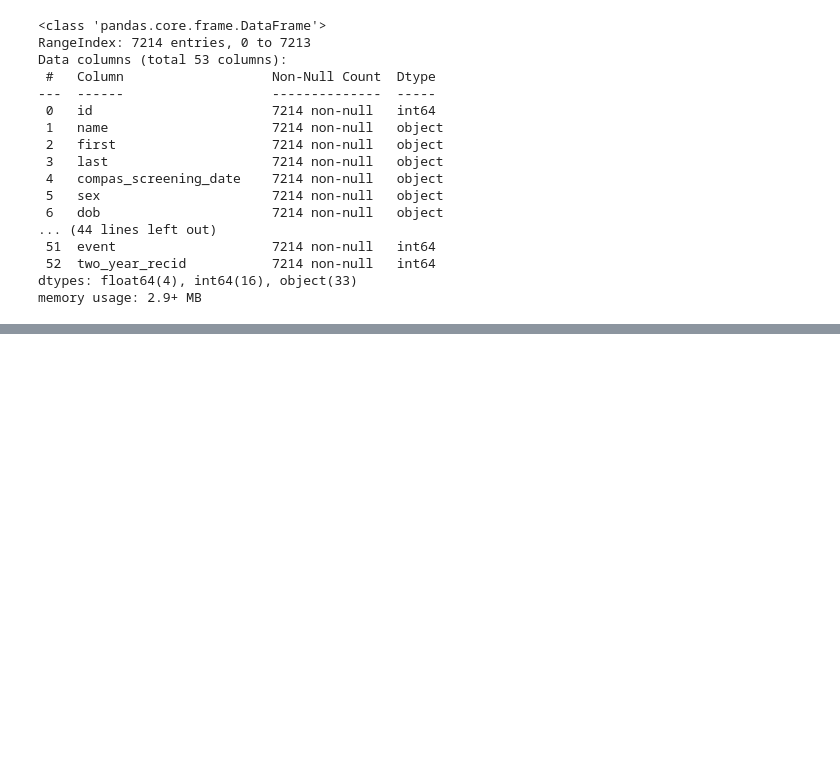
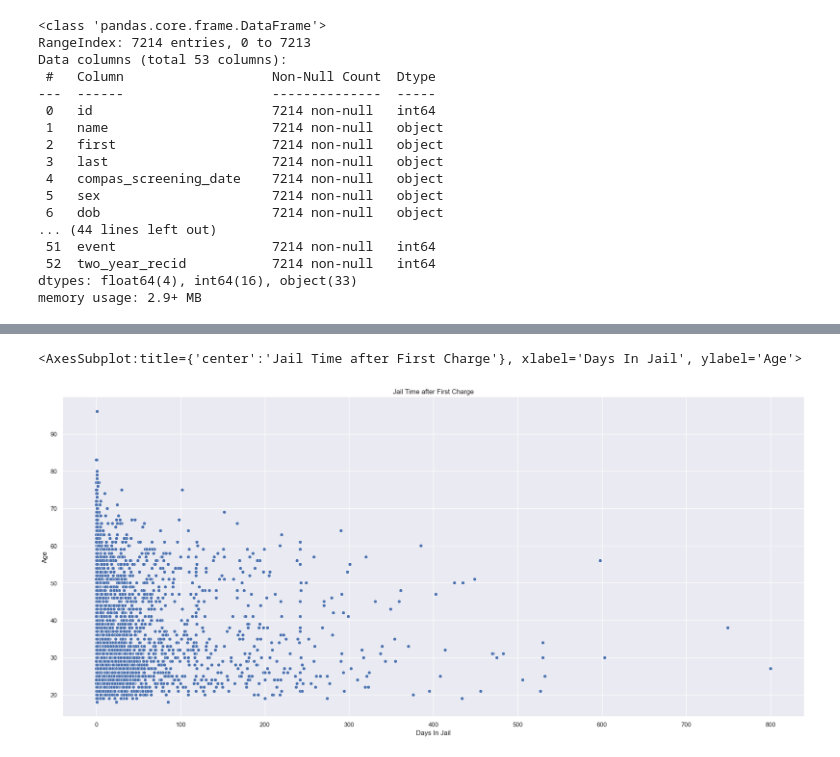
Before and after one commit to ApuAdh/DataScienceOne, a Jupyter notebook: Code Templates/SeabornFundamentals.ipynb, the cells around one changed output, grey strips where cells are left out. Saved outputs shown, nothing was run; the diff lists cells and outputs as text; code cells hidden in the pictures; blank space fills up the shorter version.

```diff
--- a/Code Templates/SeabornFundamentals.ipynb
+++ b/Code Templates/SeabornFundamentals.ipynb
@@ -67,0 +68,24 @@ print(max(df["age"].unique()))
+# %%
+#My Solution
+days_in_jail = []
+for i in range(len(df)):
+    if(type(df.iloc[i][16]) == float):
+        days_in_jail.append(0)
+    elif(type(df.iloc[i][16]) != float):
+        x = int(df.iloc[i][16][:4])
+        y = int(df.iloc[i][16][5:7])
+        z = int(df.iloc[i][16][8:10])
+        xx = int(df.iloc[i][17][:4])
+        yy = int(df.iloc[i][17][5:7])
+        zz = int(df.iloc[i][17][8:10])
+        f_date = dt.date(x, y, z)
+        l_date = dt.date(xx, yy, zz)
+        DaysInJail = l_date - f_date
+        days_in_jail.append(DaysInJail.days)
+df['days_in_jail'] = days_in_jail
+SP2 = sns.scatterplot(data=df, x="days_in_jail", y="age")
+SP2.set(xlabel="Days In Jail", ylabel="Age", title="Jail Time after First Charge")
+SP2
+# %% [output]
+<AxesSubplot:title={'center':'Jail Time after First Charge'}, xlabel='Days In Jail', ylabel='Age'>
+[figure, added]
```
Also changed, not shown: parts of 8 cells of this notebook.
